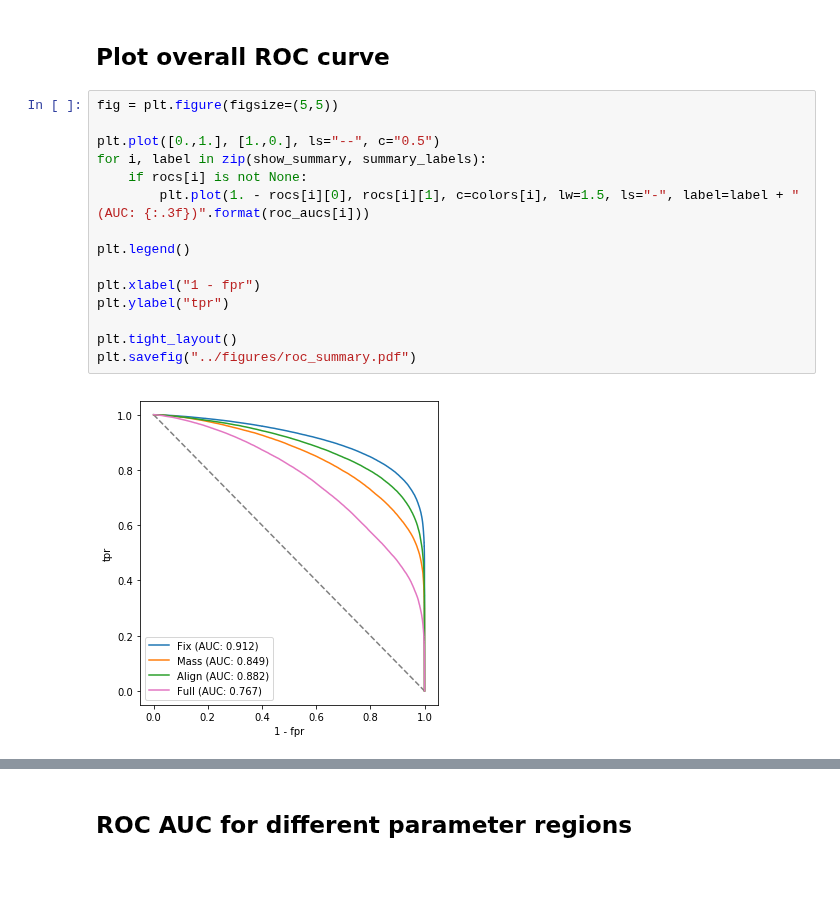
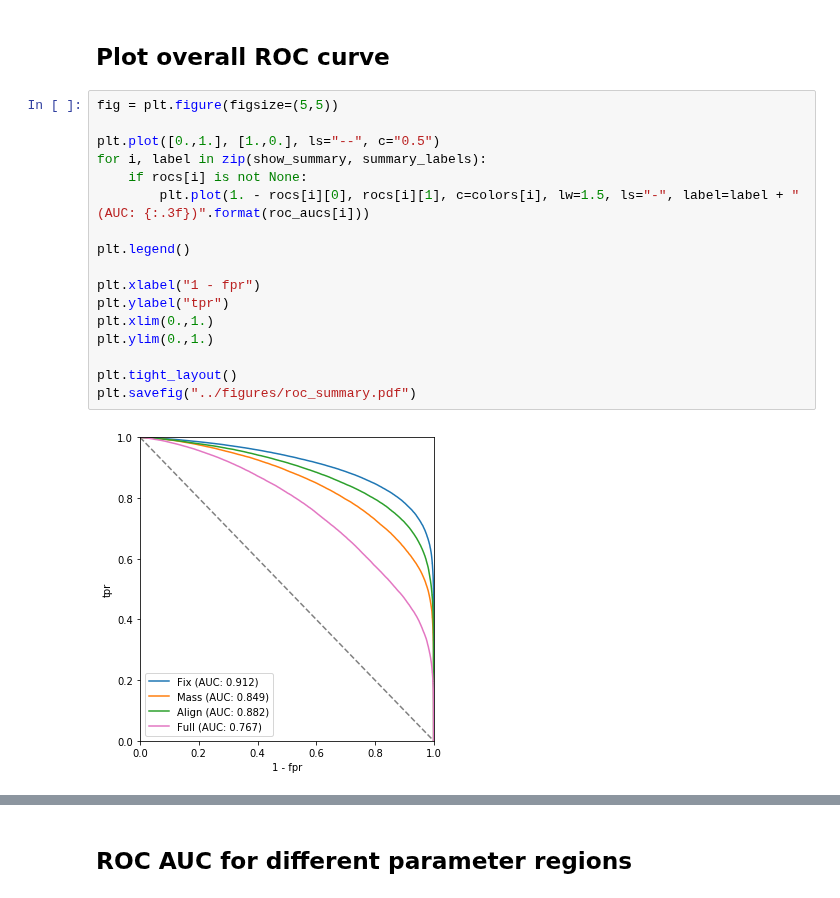
Before and after one commit to smsharma/mining-for-substructure-lens, a Jupyter notebook: notebooks/05_roc.ipynb, the cells around one changed output, grey strips where cells are left out. Saved outputs shown, nothing was run; the diff lists cells and outputs as text.

```diff
--- a/notebooks/05_roc.ipynb
+++ b/notebooks/05_roc.ipynb
@@ -177,18 +173,20 @@ for filename, setting in zip(filenames, settings):
 # %%
 fig = plt.figure(figsize=(5,5))
 
 plt.plot([0.,1.], [1.,0.], ls="--", c="0.5")
 for i, label in zip(show_summary, summary_labels):
     if rocs[i] is not None:
         plt.plot(1. - rocs[i][0], rocs[i][1], c=colors[i], lw=1.5, ls="-", label=label + " (AUC: {:.3f})".format(roc_aucs[i]))
 
 plt.legend()
 
 plt.xlabel("1 - fpr")
 plt.ylabel("tpr")
+plt.xlim(0.,1.)
+plt.ylim(0.,1.)
 
 plt.tight_layout()
 plt.savefig("../figures/roc_summary.pdf")
 # %% [output]
-[figure, old version]
+[figure, new version]
 # %%
```
Also changed, not shown: parts of 4 cells of this notebook, 9 other files.
